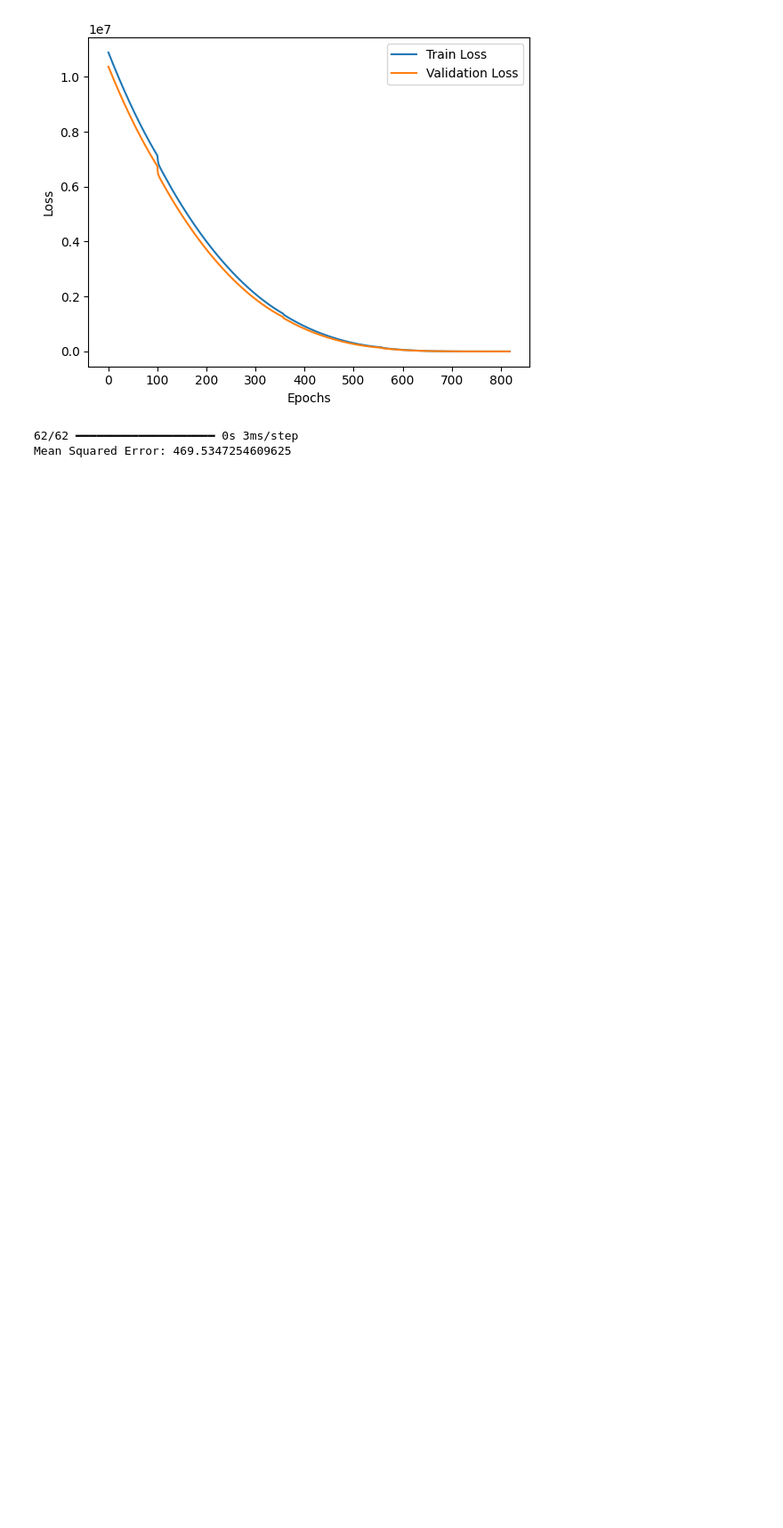
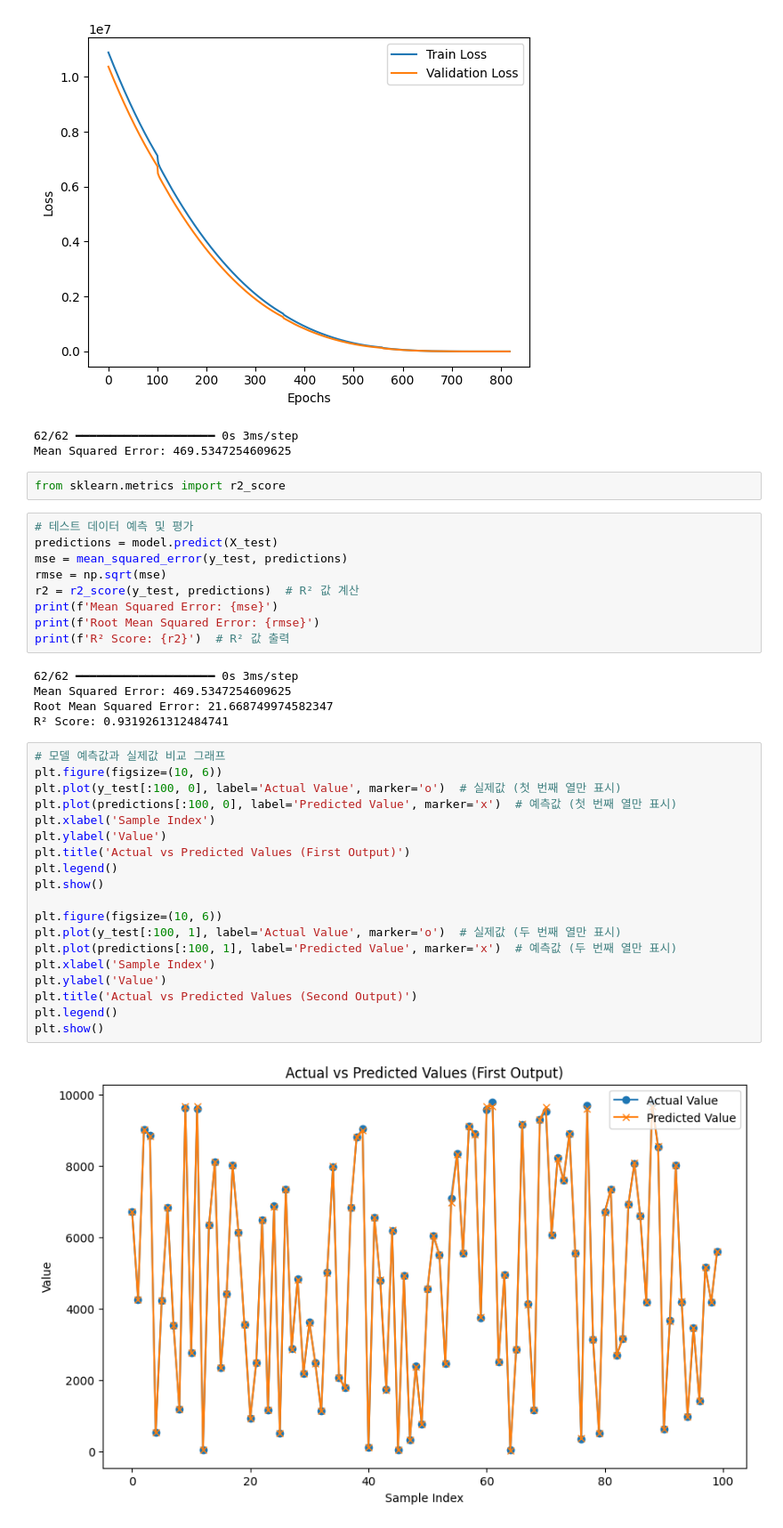
Before and after one commit to hcm1206/MusicTrendAnalysis, a Jupyter notebook: modeling/lstm/lstm_improved version.lstm.ipynb, the cells around one changed output. Shown at 89% size. Drawn from its saved outputs; the diff is of its cells as text; blank space fills up the shorter version.

```diff
--- a/modeling/lstm/lstm_improved version.lstm.ipynb
+++ b/modeling/lstm/lstm_improved version.lstm.ipynb
@@ -125,3 +128,40 @@ Epoch 819/2000
 [figure]
 62/62 ━━━━━━━━━━━━━━━━━━━━ 0s 3ms/step
 Mean Squared Error: 469.5347254609625
+# %%
+from sklearn.metrics import r2_score
+# %%
+# 테스트 데이터 예측 및 평가
+predictions = model.predict(X_test)
+mse = mean_squared_error(y_test, predictions)
+rmse = np.sqrt(mse)
+r2 = r2_score(y_test, predictions)  # R² 값 계산
+print(f'Mean Squared Error: {mse}')
+print(f'Root Mean Squared Error: {rmse}')
+print(f'R² Score: {r2}')  # R² 값 출력
+# %% [output]
+62/62 ━━━━━━━━━━━━━━━━━━━━ 0s 3ms/step
+Mean Squared Error: 469.5347254609625
+Root Mean Squared Error: 21.668749974582347
+R² Score: 0.9319261312484741
+# %%
+# 모델 예측값과 실제값 비교 그래프
+plt.figure(figsize=(10, 6))
+plt.plot(y_test[:100, 0], label='Actual Value', marker='o')  # 실제값 (첫 번째 열만 표시)
+plt.plot(predictions[:100, 0], label='Predicted Value', marker='x')  # 예측값 (첫 번째 열만 표시)
+plt.xlabel('Sample Index')
+plt.ylabel('Value')
+plt.title('Actual vs Predicted Values (First Output)')
+plt.legend()
+plt.show()
+
+plt.figure(figsize=(10, 6))
+plt.plot(y_test[:100, 1], label='Actual Value', marker='o')  # 실제값 (두 번째 열만 표시)
+plt.plot(predictions[:100, 1], label='Predicted Value', marker='x')  # 예측값 (두 번째 열만 표시)
+plt.xlabel('Sample Index')
+plt.ylabel('Value')
+plt.title('Actual vs Predicted Values (Second Output)')
+plt.legend()
+plt.show()
+# %% [output]
+[figure, added]
```
Also changed, not shown: parts of 2 cells of this notebook.
